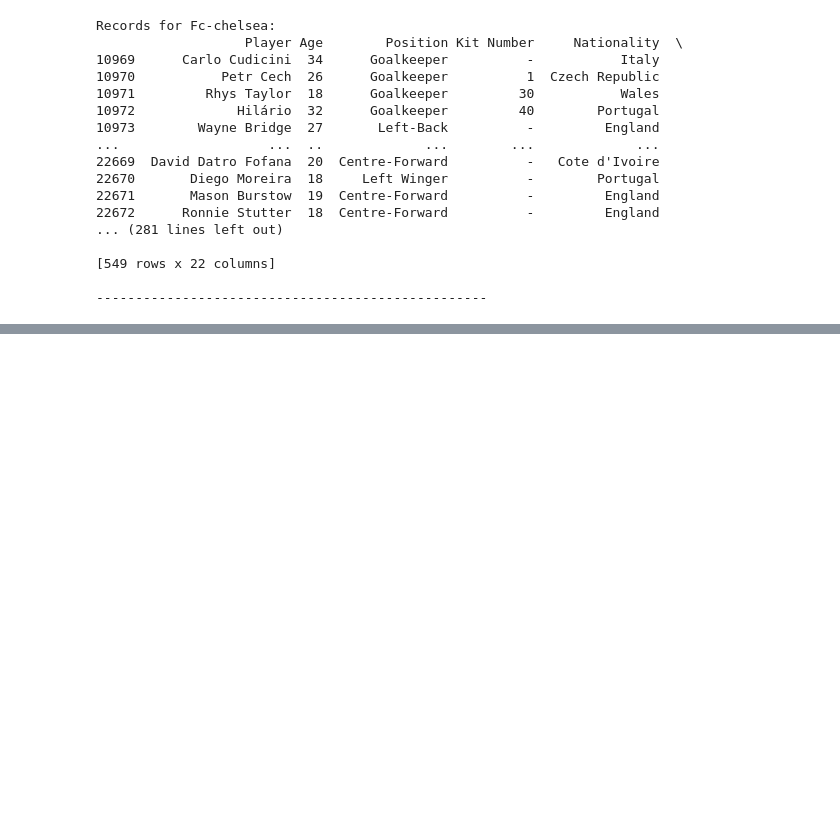
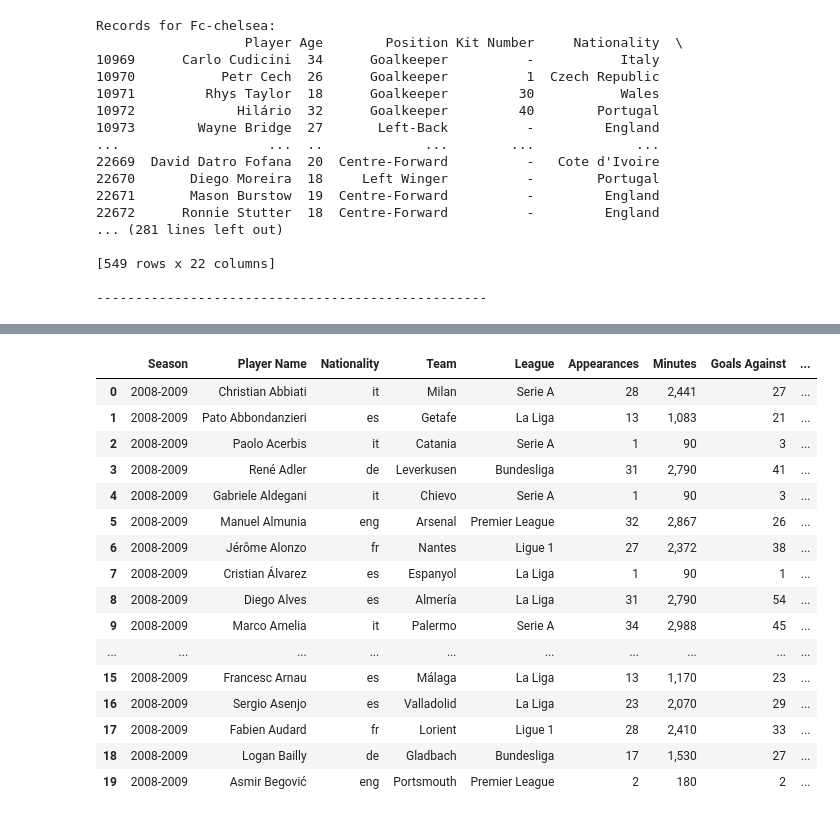
Before and after one commit to Ajaiah-D/Data-Mining-TOTY-Prediction, a Jupyter notebook: TransferMarktScraping.ipynb, the cells around one changed output, grey strips where cells are left out. Cells and saved outputs as stored; diff of their text form; code cells hidden in the pictures; blank space fills up the shorter version.

```diff
--- a/TransferMarktScraping.ipynb
+++ b/TransferMarktScraping.ipynb
@@ -1358,0 +1395,60 @@ len(ucl_winners_df_
+# %%
+
+# Define headers to mimic a browser visit
+headers = {
+    "User-Agent": "Mozilla/5.0 (Windows NT 10.0; Win64; x64) AppleWebKit/537.36 (KHTML, like Gecko) Chrome/91.0.4472.124 Safari/537.36"
+}
+
+def get_season_data(season):
+    url = f"https://fbref.com/en/comps/Big5/{season}/keepers/players/{season}-Big-5-European-Leagues-Stats"
+    response = requests.get(url, headers=headers)
+    if response.status_code != 200:
+        print(f"Failed to retrieve data for season {season}")
+        return None
+
+    soup = BeautifulSoup(response.content, 'html.parser')
+
+    players_data = []
+    rows = soup.select('#stats_keeper > tbody > tr')
+
+    for row in rows:
+        player_name = row.select_one('td:nth-child(2)').text.strip() if row.select_one('td:nth-child(2)') else 'N/A'
+        nationality = row.select_one('td:nth-child(6) > span').text.strip() if row.select_one('td:nth-child(6) > span') else 'N/A'
+        team = row.select_one('td:nth-child(5) > a').text.strip() if row.select_one('td:nth-child(5) > a') else 'N/A'
+        league = row.select_one('td:nth-child(6) > a').text.strip() if row.select_one('td:nth-child(6) > a') else 'N/A'
+        appearances = row.select_one('td:nth-child(9)').text.strip() if row.select_one('td:nth-child(9)') else 'N/A'
+        minutes = row.select_one('td:nth-child(11)').text.strip() if row.select_one('td:nth-child(11)') else 'N/A'
+        goals_against = row.select_one('td:nth-child(13)').text.strip() if row.select_one('td:nth-child(13)') else 'N/A'
+        clean_sheets = row.select_one('td:nth-child(21)').text.strip() if row.select_one('td:nth-child(21)') else 'N/A'
+
+        players_data.append({
+            'Season': season,
+            'Player Name': player_name,
+            'Nationality': nationality,
+            'Team': team,
+            'League': league,
+            'Appearances': appearances,
+            'Minutes': minutes,
+            'Goals Against': goals_against,
+            'Clean Sheets': clean_sheets
+        })
+
+    return players_data
+
+# List of seasons to scrape data for
+seasons = [f"{year}-{year + 1}" for year in range(2008, 2024)]
+
+all_data = []
+
+for season in seasons:
+    print(f"Scraping data for season {season}...")
+    season_data = get_season_data(season)
+    if season_data:
+        all_data.extend(season_data)
+
+# Convert the list of dictionaries to a DataFrame
+df_to_combine = pd.DataFrame(all_data)
+
+# Display the first few rows of the DataFrame
+df_to_combine.head(20)
+# %% [output]
@@ -1358,0 +1471,17 @@ len(ucl_winners_df_
+|  | Season | Player Name | Nationality | Team | League | Appearances | Minutes | Goals Against | ... |
+| 0 | 2008-2009 | Christian Abbiati | it | Milan | Serie A | 28 | 2,441 | 27 | ... |
+| 1 | 2008-2009 | Pato Abbondanzieri | es | Getafe | La Liga | 13 | 1,083 | 21 | ... |
+| 2 | 2008-2009 | Paolo Acerbis | it | Catania | Serie A | 1 | 90 | 3 | ... |
+| 3 | 2008-2009 | René Adler | de | Leverkusen | Bundesliga | 31 | 2,790 | 41 | ... |
+| 4 | 2008-2009 | Gabriele Aldegani | it | Chievo | Serie A | 1 | 90 | 3 | ... |
+| 5 | 2008-2009 | Manuel Almunia | eng | Arsenal | Premier League | 32 | 2,867 | 26 | ... |
+| 6 | 2008-2009 | Jérôme Alonzo | fr | Nantes | Ligue 1 | 27 | 2,372 | 38 | ... |
+| 7 | 2008-2009 | Cristian Álvarez | es | Espanyol | La Liga | 1 | 90 | 1 | ... |
+| 8 | 2008-2009 | Diego Alves | es | Almería | La Liga | 31 | 2,790 | 54 | ... |
+| 9 | 2008-2009 | Marco Amelia | it | Palermo | Serie A | 34 | 2,988 | 45 | ... |
+| ... | ... | ... | ... | ... | ... | ... | ... | ... | ... |
+| 15 | 2008-2009 | Francesc Arnau | es | Málaga | La Liga | 13 | 1,170 | 23 | ... |
+| 16 | 2008-2009 | Sergio Asenjo | es | Valladolid | La Liga | 23 | 2,070 | 29 | ... |
+| 17 | 2008-2009 | Fabien Audard | fr | Lorient | Ligue 1 | 28 | 2,410 | 33 | ... |
+| 18 | 2008-2009 | Logan Bailly | de | Gladbach | Bundesliga | 17 | 1,530 | 27 | ... |
+| 19 | 2008-2009 | Asmir Begović | eng | Portsmouth | Premier League | 2 | 180 | 2 | ... |
```
Also changed, not shown: parts of 21 cells of this notebook.
